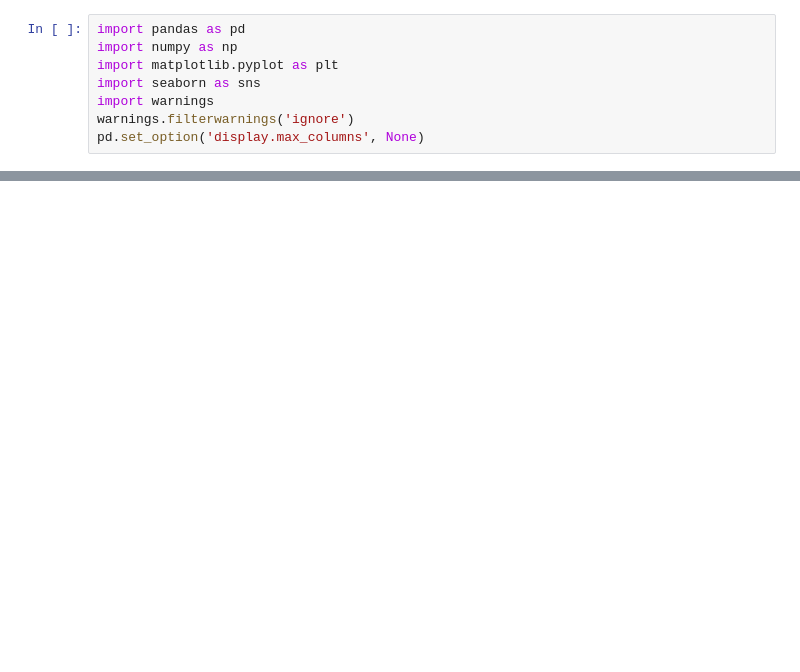
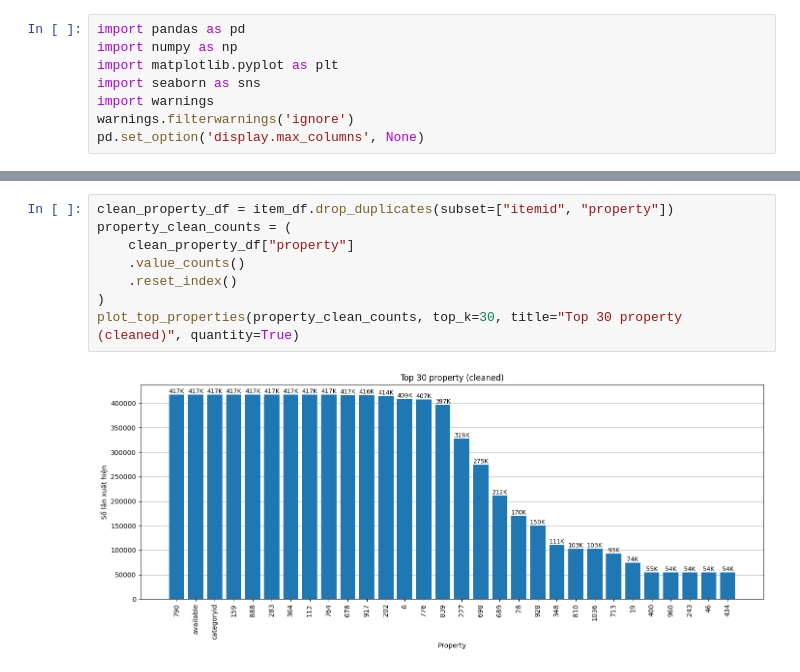
Before and after one commit to bluff-king/Customer-Segment-Personalization, a Jupyter notebook: CRISPDM/02_Data_Understanding.ipynb, the cells around one changed output, grey strips where cells are left out. Saved outputs shown, nothing was run; the diff lists cells and outputs as text; blank space fills up the shorter version.

```diff
--- a/CRISPDM/02_Data_Understanding.ipynb
+++ b/CRISPDM/02_Data_Understanding.ipynb
@@ -106,0 +270,10 @@ Overall CR (View -> Buy): 0.84%
+# %%
+clean_property_df = item_df.drop_duplicates(subset=["itemid", "property"])
+property_clean_counts = (
+    clean_property_df["property"]
+    .value_counts()
+    .reset_index()
+)
+plot_top_properties(property_clean_counts, top_k=30, title="Top 30 property (cleaned)", quantity=True)
+# %% [output]
+[figure, added]
```
Also changed, not shown: parts of 22 cells of this notebook, 1 other file.
